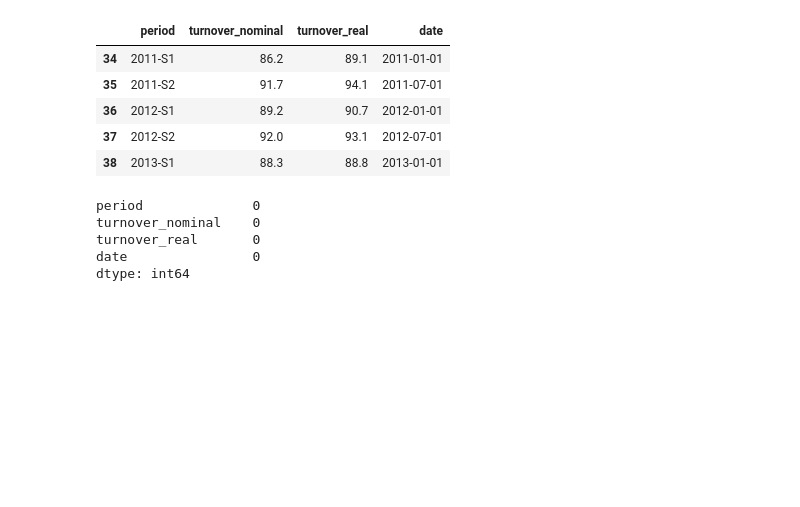
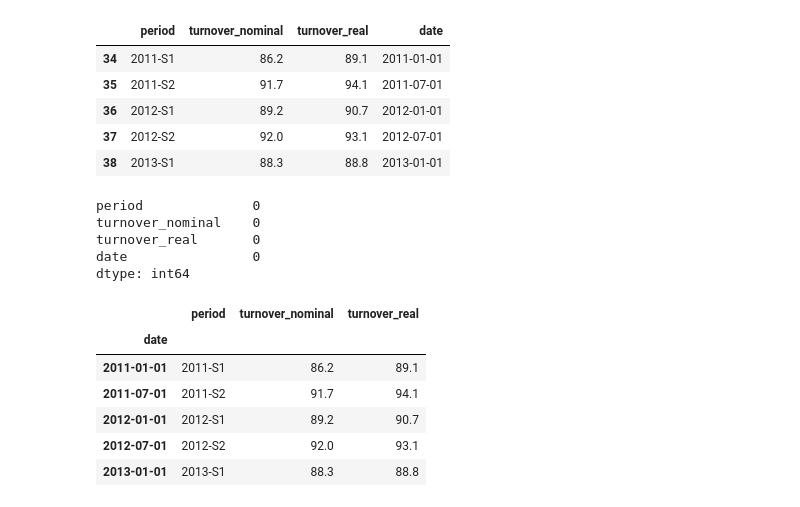
Before and after one commit to dubeykrish0307/GermanBusinessDataAutopsy, a Jupyter notebook: Notebooks/01_data_ingestion.ipynb, the cells around one changed output. Drawn from its saved outputs; the diff is of its cells as text; code cells hidden in the pictures; blank space fills up the shorter version.

```diff
--- a/Notebooks/01_data_ingestion.ipynb
+++ b/Notebooks/01_data_ingestion.ipynb
@@ -173,0 +176,10 @@ dtype: int64
+# %%
+retail_df.head()
+# %% [output]
+|  | period | turnover_nominal | turnover_real |
+| date |  |  |  |
+| 2011-01-01 | 2011-S1 | 86.2 | 89.1 |
+| 2011-07-01 | 2011-S2 | 91.7 | 94.1 |
+| 2012-01-01 | 2012-S1 | 89.2 | 90.7 |
+| 2012-07-01 | 2012-S2 | 92.0 | 93.1 |
+| 2013-01-01 | 2013-S1 | 88.3 | 88.8 |
```
Also changed, not shown: parts of 6 cells of this notebook.
